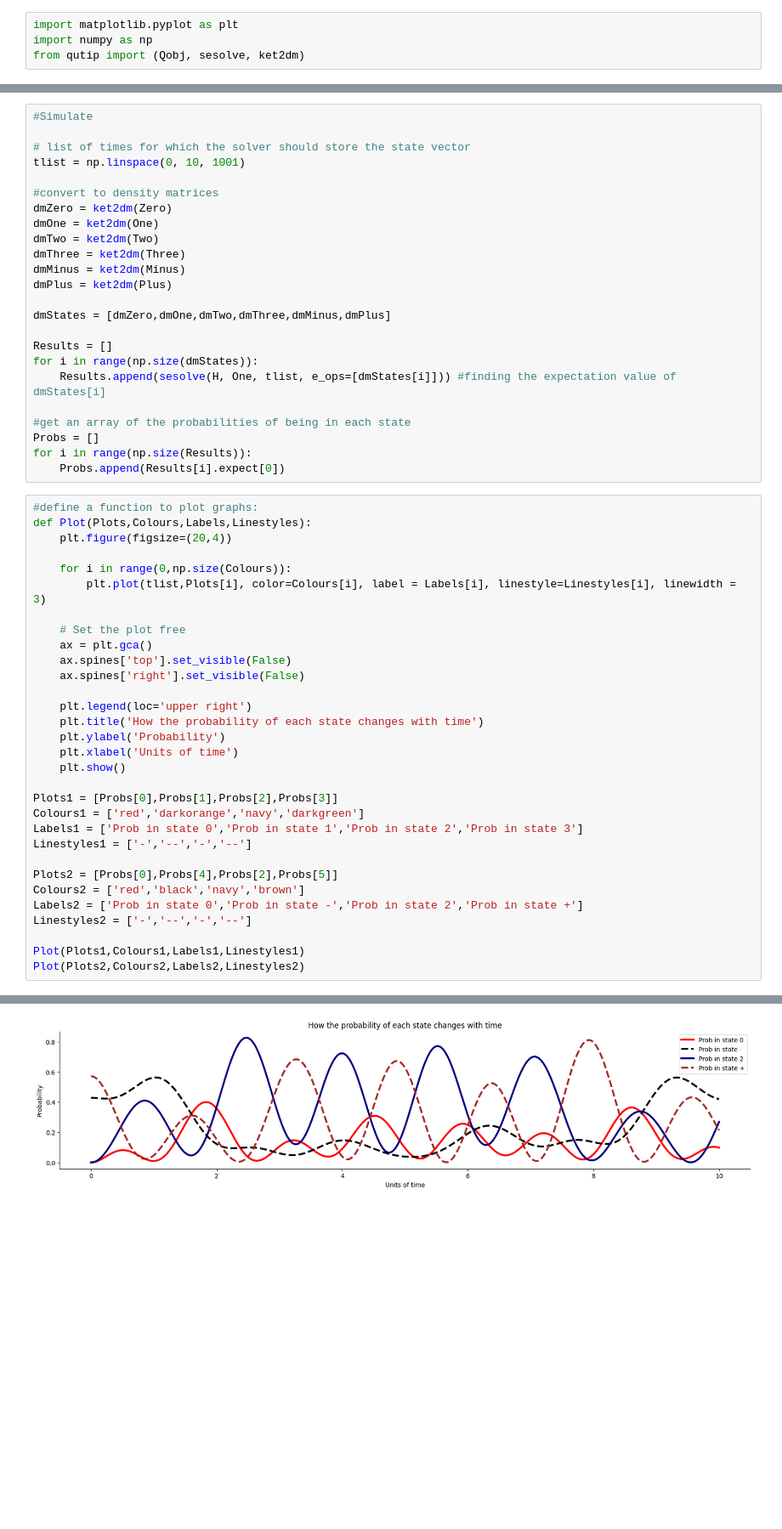
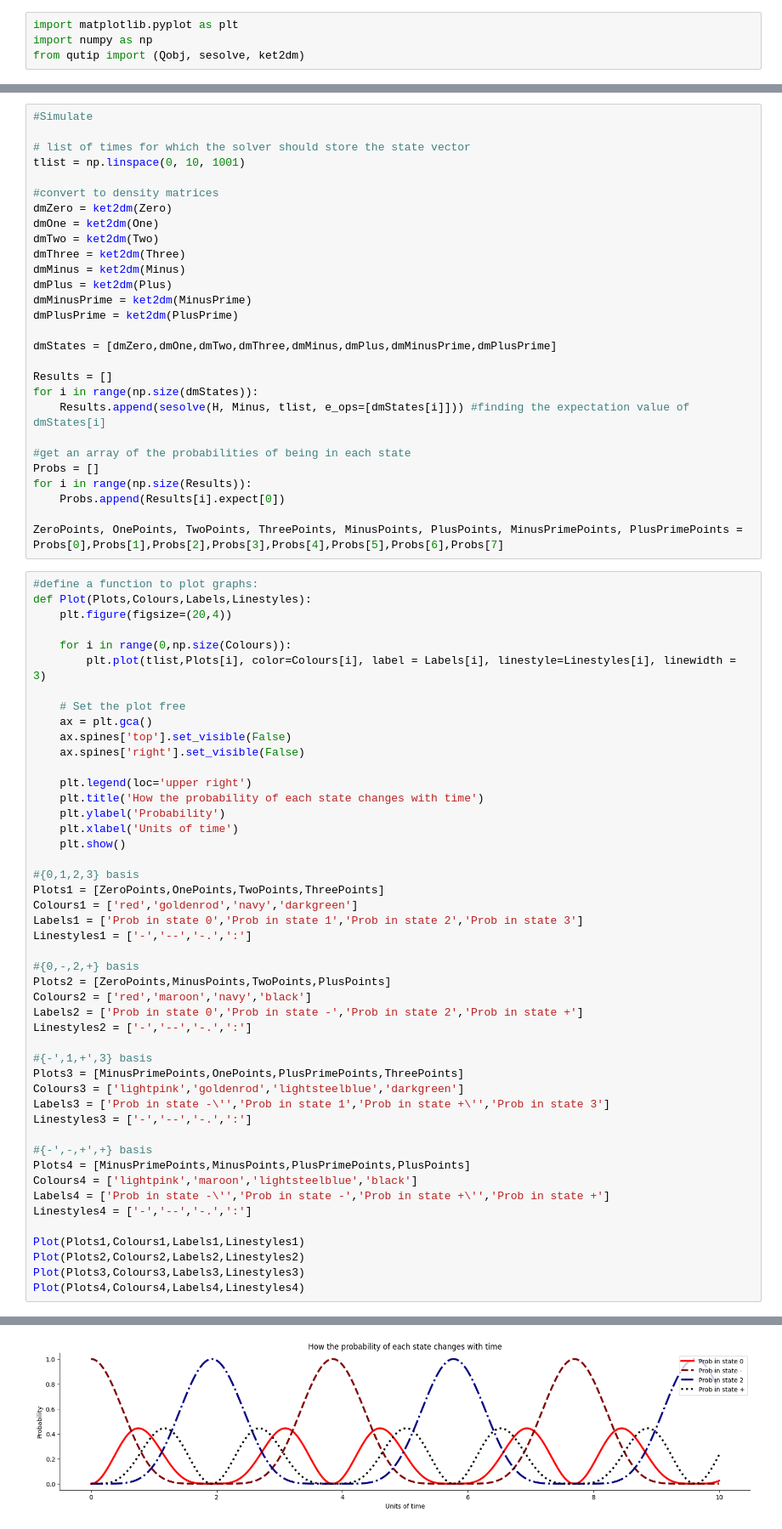
Before and after one commit to 0llieHale11/Finding-Modulation-Indices, a Jupyter notebook: CCI Simulations/4LevelWithRFCCISimulation.ipynb, the cells around one changed output, grey strips where cells are left out. Shown: that part at 85% size. Drawn from its saved outputs; the diff is of its cells as text; blank space fills up the shorter version.

Commit message:
Just some changes to plotting

```diff
--- a/CCI Simulations/4LevelWithRFCCISimulation.ipynb
+++ b/CCI Simulations/4LevelWithRFCCISimulation.ipynb
@@ -49,17 +53,21 @@ dmTwo = ket2dm(Two)
 dmThree = ket2dm(Three)
 dmMinus = ket2dm(Minus)
 dmPlus = ket2dm(Plus)
+dmMinusPrime = ket2dm(MinusPrime)
+dmPlusPrime = ket2dm(PlusPrime)
 
-dmStates = [dmZero,dmOne,dmTwo,dmThree,dmMinus,dmPlus]
+dmStates = [dmZero,dmOne,dmTwo,dmThree,dmMinus,dmPlus,dmMinusPrime,dmPlusPrime]
 
 Results = []
 for i in range(np.size(dmStates)):
-    Results.append(sesolve(H, One, tlist, e_ops=[dmStates[i]])) #finding the expectation value of dmStates[i]
+    Results.append(sesolve(H, Minus, tlist, e_ops=[dmStates[i]])) #finding the expectation value of dmStates[i]
 
 #get an array of the probabilities of being in each state
 Probs = []
 for i in range(np.size(Results)):
     Probs.append(Results[i].expect[0])
+
+ZeroPoints, OnePoints, TwoPoints, ThreePoints, MinusPoints, PlusPoints, MinusPrimePoints, PlusPrimePoints = Probs[0],Probs[1],Probs[2],Probs[3],Probs[4],Probs[5],Probs[6],Probs[7]
 # %%
 #define a function to plot graphs:
 def Plot(Plots,Colours,Labels,Linestyles):
@@ -79,16 +87,32 @@ def Plot(Plots,Colours,Labels,Linestyles):
     plt.xlabel('Units of time')
     plt.show()
 
-Plots1 = [Probs[0],Probs[1],Probs[2],Probs[3]]
-Colours1 = ['red','darkorange','navy','darkgreen']
+#{0,1,2,3} basis
+Plots1 = [ZeroPoints,OnePoints,TwoPoints,ThreePoints]
+Colours1 = ['red','goldenrod','navy','darkgreen']
 Labels1 = ['Prob in state 0','Prob in state 1','Prob in state 2','Prob in state 3']
-Linestyles1 = ['-','--','-','--']
+Linestyles1 = ['-','--','-.',':']
 
-Plots2 = [Probs[0],Probs[4],Probs[2],Probs[5]]
-Colours2 = ['red','black','navy','brown']
+#{0,-,2,+} basis
+Plots2 = [ZeroPoints,MinusPoints,TwoPoints,PlusPoints]
+Colours2 = ['red','maroon','navy','black']
 Labels2 = ['Prob in state 0','Prob in state -','Prob in state 2','Prob in state +']
-Linestyles2 = ['-','--','-','--']
+Linestyles2 = ['-','--','-.',':']
+
+#{-',1,+',3} basis
+Plots3 = [MinusPrimePoints,OnePoints,PlusPrimePoints,ThreePoints]
+Colours3 = ['lightpink','goldenrod','lightsteelblue','darkgreen']
+Labels3 = ['Prob in state -\'','Prob in state 1','Prob in state +\'','Prob in state 3']
+Linestyles3 = ['-','--','-.',':']
+
+#{-',-,+',+} basis
+Plots4 = [MinusPrimePoints,MinusPoints,PlusPrimePoints,PlusPoints]
+Colours4 = ['lightpink','maroon','lightsteelblue','black']
+Labels4 = ['Prob in state -\'','Prob in state -','Prob in state +\'','Prob in state +']
+Linestyles4 = ['-','--','-.',':']
 
 Plot(Plots1,Colours1,Labels1,Linestyles1)
 Plot(Plots2,Colours2,Labels2,Linestyles2)
+Plot(Plots3,Colours3,Labels3,Linestyles3)
+Plot(Plots4,Colours4,Labels4,Linestyles4)
 # %% [output]
@@ -96 +120 @@ Plot(Plots2,Colours2,Labels2,Linestyles2)
-[figure, old version]
+[figure, new version]
```
Also changed, not shown: parts of 2 cells of this notebook, 1 other file.
